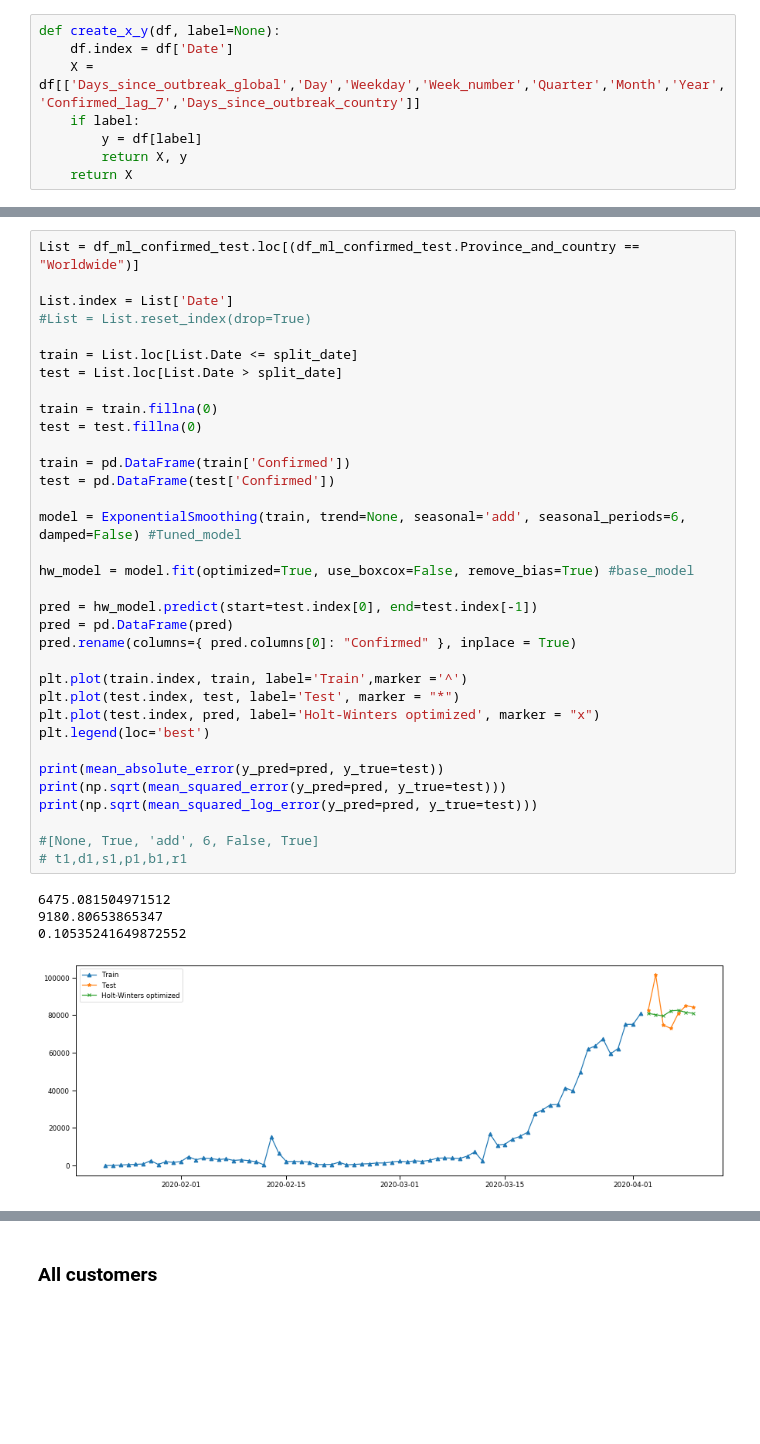
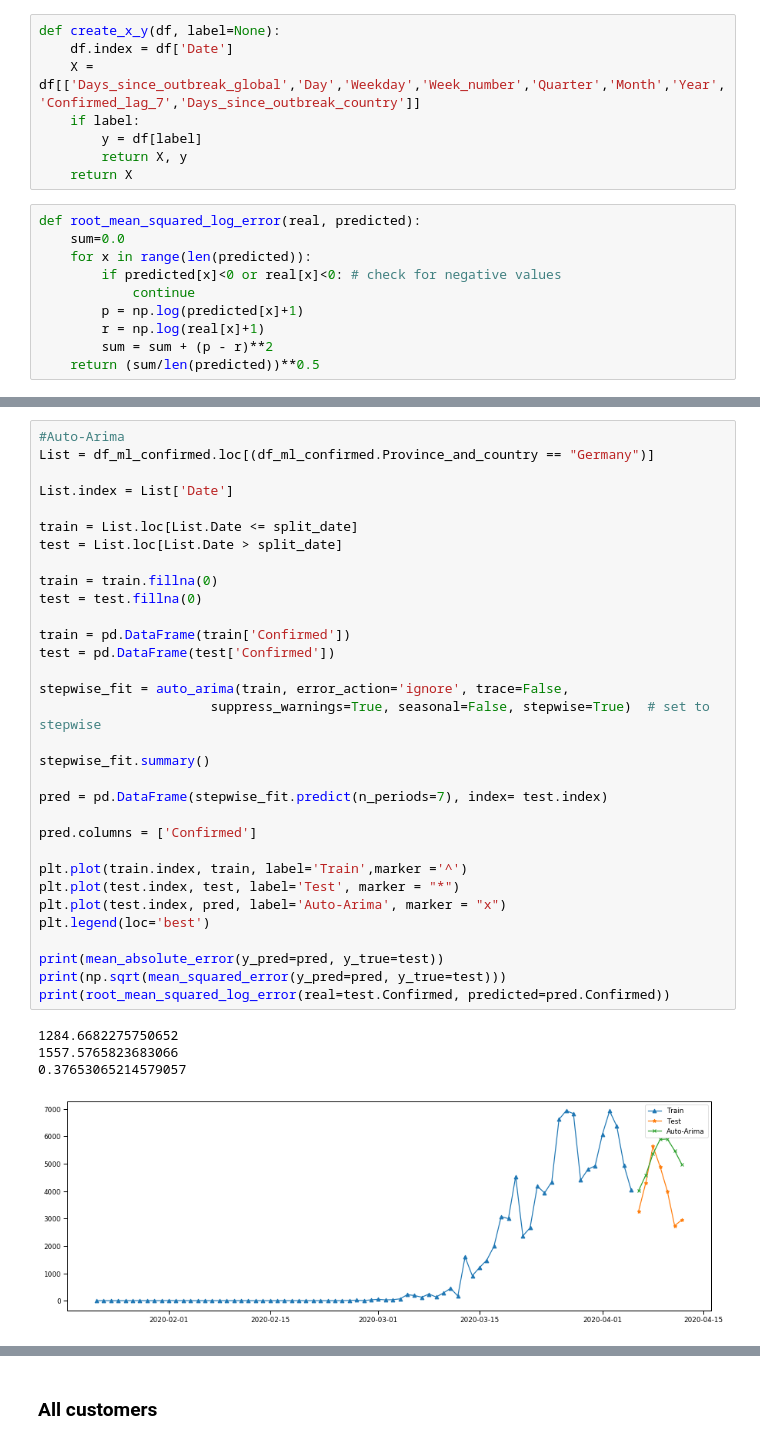
Before and after one commit to arnimpdm/Covid-19-prediction, a Jupyter notebook: Covid19_pred.ipynb, the cells around one changed output, grey strips where cells are left out. Cells and saved outputs as stored; diff of their text form; blank space fills up the shorter version.

Commit message:
Fixed all models - first succesful run

```diff
--- a/Covid19_pred.ipynb
+++ b/Covid19_pred.ipynb
@@ -659,4 +645,14 @@ def create_x_y(df, label=None):
         y = df[label]
         return X, y
     return X
+# %%
+def root_mean_squared_log_error(real, predicted):
+    sum=0.0
+    for x in range(len(predicted)):
+        if predicted[x]<0 or real[x]<0: # check for negative values
+            continue
+        p = np.log(predicted[x]+1)
+        r = np.log(real[x]+1)
+        sum = sum + (p - r)**2
+    return (sum/len(predicted))**0.5
 # %%
@@ -907,39 +818,37 @@ None
 # %%
-List = df_ml_confirmed_test.loc[(df_ml_confirmed_test.Province_and_country == "Worldwide")]
+#Auto-Arima
+List = df_ml_confirmed.loc[(df_ml_confirmed.Province_and_country == "Germany")]
 
 List.index = List['Date']
-#List = List.reset_index(drop=True)
 
 train = List.loc[List.Date <= split_date]
 test = List.loc[List.Date > split_date]
 
 train = train.fillna(0)
 test = test.fillna(0)
 
 train = pd.DataFrame(train['Confirmed'])
 test = pd.DataFrame(test['Confirmed'])
 
-model = ExponentialSmoothing(train, trend=None, seasonal='add', seasonal_periods=6, damped=False) #Tuned_model
+stepwise_fit = auto_arima(train, error_action='ignore', trace=False,
+                      suppress_warnings=True, seasonal=False, stepwise=True)  # set to stepwise
 
-hw_model = model.fit(optimized=True, use_boxcox=False, remove_bias=True) #base_model
+stepwise_fit.summary()
 
-pred = hw_model.predict(start=test.index[0], end=test.index[-1])
-pred = pd.DataFrame(pred)
-pred.rename(columns={ pred.columns[0]: "Confirmed" }, inplace = True)
+pred = pd.DataFrame(stepwise_fit.predict(n_periods=7), index= test.index)
+
+pred.columns = ['Confirmed']
 
 plt.plot(train.index, train, label='Train',marker ='^')
 plt.plot(test.index, test, label='Test', marker = "*")
-plt.plot(test.index, pred, label='Holt-Winters optimized', marker = "x")
+plt.plot(test.index, pred, label='Auto-Arima', marker = "x")
 plt.legend(loc='best')
 
 print(mean_absolute_error(y_pred=pred, y_true=test))
 print(np.sqrt(mean_squared_error(y_pred=pred, y_true=test)))
-print(np.sqrt(mean_squared_log_error(y_pred=pred, y_true=test)))
-
-#[None, True, 'add', 6, False, True]
-# t1,d1,s1,p1,b1,r1
+print(root_mean_squared_log_error(real=test.Confirmed, predicted=pred.Confirmed))
 # %% [output]
-6475.081504971512
-9180.80653865347
-0.10535241649872552
+1284.6682275750652
+1557.5765823683066
+0.37653065214579057
-[figure, old version]
+[figure, new version]
```
Also changed, not shown: parts of 70 cells of this notebook.
